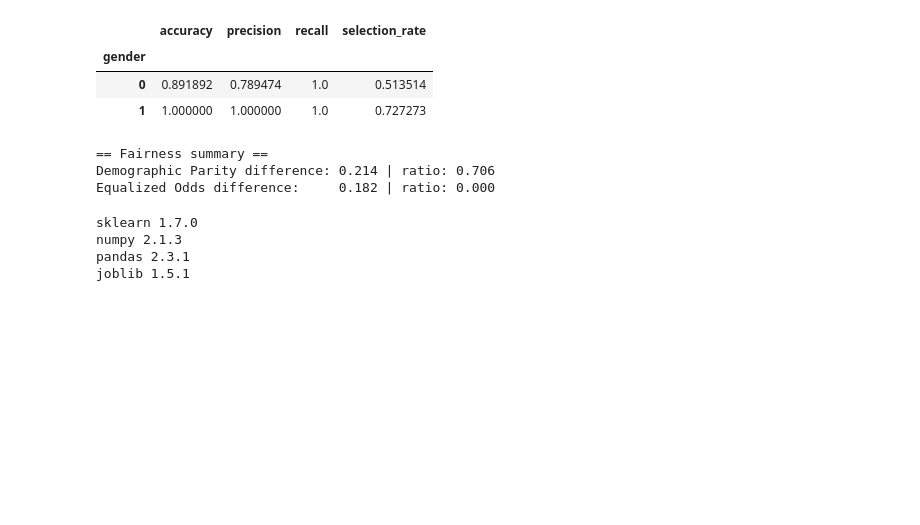
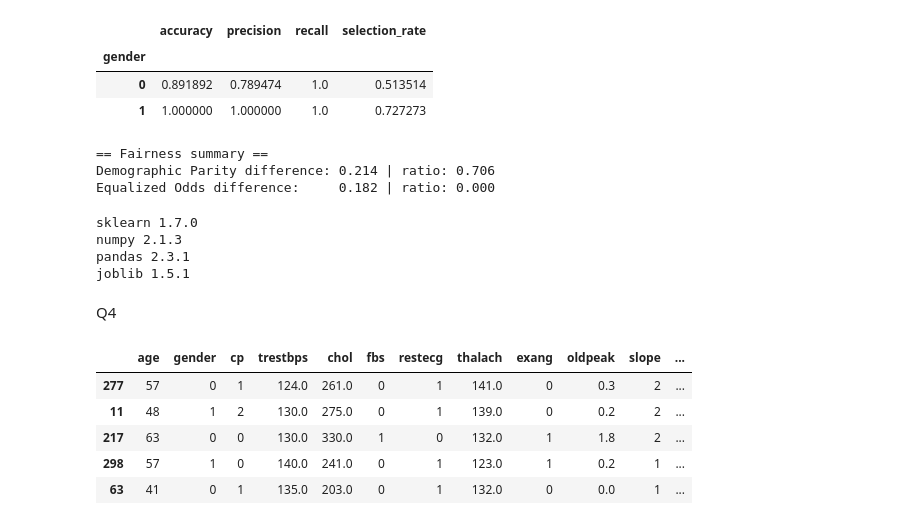
Before and after one commit to Saksham0803/21F3002170_IITMBS_MLOPS_OPPE2, a Jupyter notebook: HeartDiseaseTrainingAndPrediction.ipynb, the cells around one changed output. Drawn from its saved outputs; the diff is of its cells as text; code cells hidden in the pictures; blank space fills up the shorter version.

```diff
--- a/HeartDiseaseTrainingAndPrediction.ipynb
+++ b/HeartDiseaseTrainingAndPrediction.ipynb
@@ -445,3 +445,5 @@ sklearn 1.7.0
 numpy 2.1.3
 pandas 2.3.1
 joblib 1.5.1
+# %% [markdown]
+Q4
@@ -447,0 +465,9 @@ joblib 1.5.1
+# %%
+x_test.head()
+# %% [output]
+|  | age | gender | cp | trestbps | chol | fbs | restecg | thalach | exang | oldpeak | slope | ... |
+| 277 | 57 | 0 | 1 | 124.0 | 261.0 | 0 | 1 | 141.0 | 0 | 0.3 | 2 | ... |
+| 11 | 48 | 1 | 2 | 130.0 | 275.0 | 0 | 1 | 139.0 | 0 | 0.2 | 2 | ... |
+| 217 | 63 | 0 | 0 | 130.0 | 330.0 | 1 | 0 | 132.0 | 1 | 1.8 | 2 | ... |
+| 298 | 57 | 1 | 0 | 140.0 | 241.0 | 0 | 1 | 123.0 | 1 | 0.2 | 1 | ... |
+| 63 | 41 | 0 | 1 | 135.0 | 203.0 | 0 | 1 | 132.0 | 0 | 0.0 | 1 | ... |
```
Also changed, not shown: parts of 20 cells of this notebook, 16 other files.
